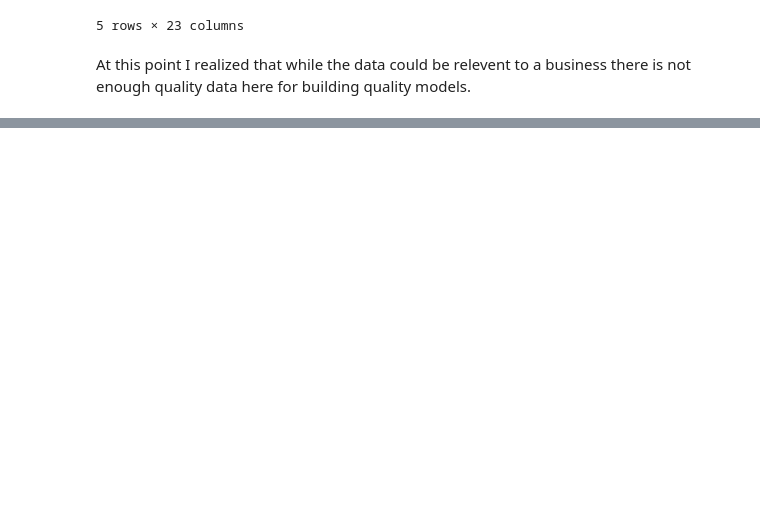
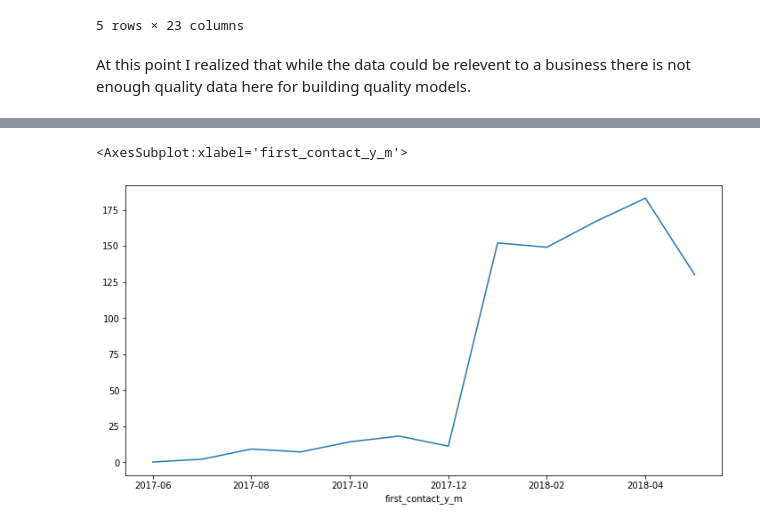
Before and after one commit to jacksdata/Join_Data_Practice, a Jupyter notebook: Join_Practice_Notebook.ipynb, the cells around one changed output, grey strips where cells are left out. Saved outputs shown, nothing was run; the diff lists cells and outputs as text; code cells hidden in the pictures; blank space fills up the shorter version.

```diff
--- a/Join_Practice_Notebook.ipynb
+++ b/Join_Practice_Notebook.ipynb
@@ -165,0 +197,2 @@ At this point I realized that while the data could be relevent to a business the
+# %%
+funnel_data['seller_id_bool'] = funnel_data['seller_id'].notna()
@@ -165,0 +203,8 @@ At this point I realized that while the data could be relevent to a business the
+# %%
+def trim_col(string):
+    cut_string = ''
+    for i in range(len(string) - 3):
+        cut_string = cut_string + string[i]
+    return cut_string
+# %%
+funnel_data['first_contact_y_m'] = funnel_data['first_contact_date'].apply(trim_col)
@@ -165,0 +217,3 @@ At this point I realized that while the data could be relevent to a business the
+# %%
+monthly_closed = funnel_data.groupby('first_contact_y_m')['seller_id_bool'].sum()
+monthly_closed.to_frame().T
@@ -165,0 +223,5 @@ At this point I realized that while the data could be relevent to a business the
+# %%
+monthly_closed.plot.line(figsize=(12, 6))
+# %% [output]
+<AxesSubplot:xlabel='first_contact_y_m'>
+[figure, added]
```
Also changed, not shown: parts of 10 cells of this notebook.
